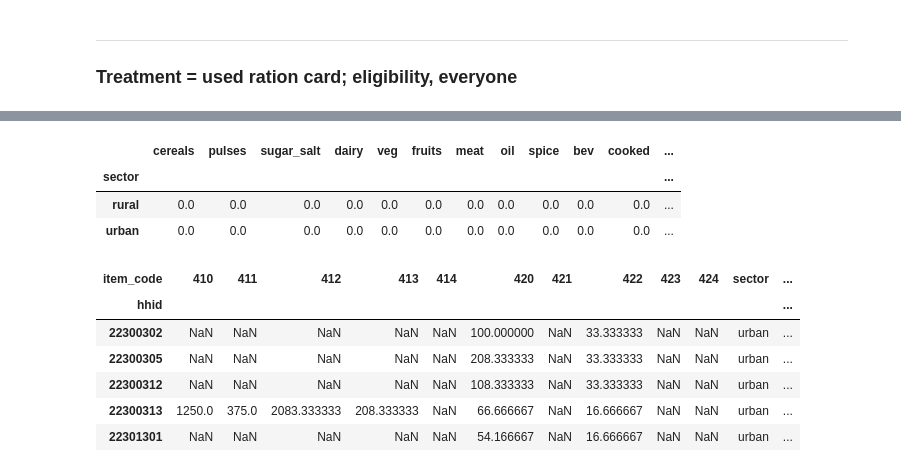
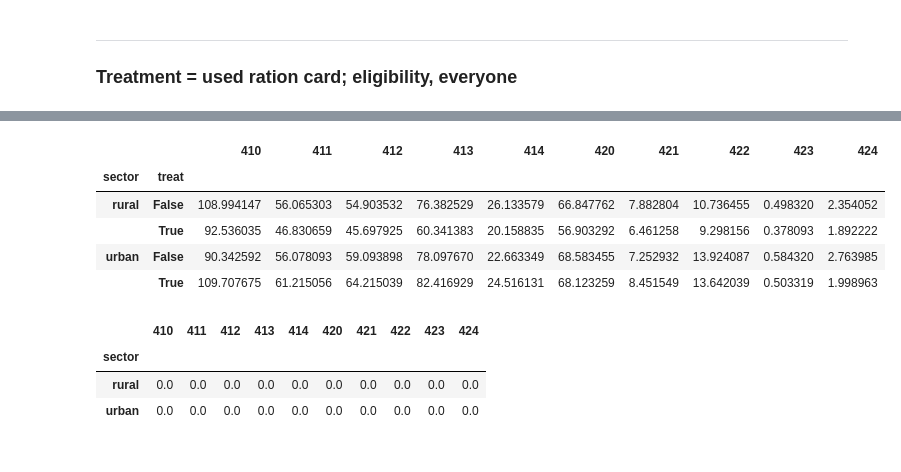
Before and after one commit to jaidevd/beingbayesian, a Jupyter notebook: 06-public-welfare/food.ipynb, the cells around one changed output, grey strips where cells are left out. Saved outputs shown, nothing was run; the diff lists cells and outputs as text; code cells hidden in the pictures.

```diff
--- a/06-public-welfare/food.ipynb
+++ b/06-public-welfare/food.ipynb
@@ -161,20 +90,2 @@ ration = pd.read_parquet('data/ration.parquet')
-# %%
-df = pd.read_parquet('data/hh.parquet')
-services = pd.read_parquet('data/services.parquet')
-food = pd.read_parquet('data/food.parquet')
-health = pd.read_parquet('data/health.parquet')
-edu = pd.read_parquet('data/education.parquet')
-
-ix = df.index.intersection(ration.index)
-df, ration = df.loc[ix], ration.loc[ix]
-
-df['treat'] = ration['used_ration_card'] == 'yes'
-
-ix = df.index
-for i in [food, health, edu]:
-    ix = i.index.intersection(ix)
-df = df.loc[ix]
-
-df['FOOD'] = food.loc[df.index].sum(axis=1)
-df['EDUCATION'] = edu.loc[df.index].sum(axis=1)
-df['HEALTH'] = health.loc[df.index].sum(axis=1)
+# %%
+df['treat'] = df['used_ration_card'] == 'yes'
@@ -253,21 +140,16 @@ fdf.groupby(['sector', 'treat']).apply(lambda x: (x[cols] * x['multiplier'].valu
+# %%
+hces.compare(df, ['sector', 'treat'], hces.HEALTH_COLS)
+# %% [output]
+|  |  | 410 | 411 | 412 | 413 | 414 | 420 | 421 | 422 | 423 | 424 |
+| sector | treat |  |  |  |  |  |  |  |  |  |  |
+| rural | False | 108.994147 | 56.065303 | 54.903532 | 76.382529 | 26.133579 | 66.847762 | 7.882804 | 10.736455 | 0.498320 | 2.354052 |
+|  | True | 92.536035 | 46.830659 | 45.697925 | 60.341383 | 20.158835 | 56.903292 | 6.461258 | 9.298156 | 0.378093 | 1.892222 |
+| urban | False | 90.342592 | 56.078093 | 59.093898 | 78.097670 | 22.663349 | 68.583455 | 7.252932 | 13.924087 | 0.584320 | 2.763985 |
+|  | True | 109.707675 | 61.215056 | 64.215039 | 82.416929 | 24.516131 | 68.123259 | 8.451549 | 13.642039 | 0.503319 | 1.998963 |
 # %%
-fdf.fillna(0).groupby('sector').apply(lambda x: ttest(x, cols))
+df.groupby('sector').apply(lambda x: hces.ttest(x, hces.HEALTH_COLS))
 # %% [output]
-|  | cereals | pulses | sugar_salt | dairy | veg | fruits | meat | oil | spice | bev | cooked | ... |
-| sector |  |  |  |  |  |  |  |  |  |  |  | ... |
-| rural | 0.0 | 0.0 | 0.0 | 0.0 | 0.0 | 0.0 | 0.0 | 0.0 | 0.0 | 0.0 | 0.0 | ... |
-| urban | 0.0 | 0.0 | 0.0 | 0.0 | 0.0 | 0.0 | 0.0 | 0.0 | 0.0 | 0.0 | 0.0 | ... |
+|  | 410 | 411 | 412 | 413 | 414 | 420 | 421 | 422 | 423 | 424 |
+| sector |  |  |  |  |  |  |  |  |  |  |
+| rural | 0.0 | 0.0 | 0.0 | 0.0 | 0.0 | 0.0 | 0.0 | 0.0 | 0.0 | 0.0 |
+| urban | 0.0 | 0.0 | 0.0 | 0.0 | 0.0 | 0.0 | 0.0 | 0.0 | 0.0 | 0.0 |
-# %%
-hdf = health.loc[df.index]
-hdf['sector'] = df['sector']
-hdf['multiplier'] = df['multiplier']
-hdf['treat'] = df['treat']
-hdf.head()
-# %% [output]
-| item_code | 410 | 411 | 412 | 413 | 414 | 420 | 421 | 422 | 423 | 424 | sector | ... |
-| hhid |  |  |  |  |  |  |  |  |  |  |  | ... |
-| 22300302 | NaN | NaN | NaN | NaN | NaN | 100.000000 | NaN | 33.333333 | NaN | NaN | urban | ... |
-| 22300305 | NaN | NaN | NaN | NaN | NaN | 208.333333 | NaN | 33.333333 | NaN | NaN | urban | ... |
-| 22300312 | NaN | NaN | NaN | NaN | NaN | 108.333333 | NaN | 33.333333 | NaN | NaN | urban | ... |
-| 22300313 | 1250.0 | 375.0 | 2083.333333 | 208.333333 | NaN | 66.666667 | NaN | 16.666667 | NaN | NaN | urban | ... |
-| 22301301 | NaN | NaN | NaN | NaN | NaN | 54.166667 | NaN | 16.666667 | NaN | NaN | urban | ... |
```
Also changed, not shown: parts of 32 cells of this notebook, 5 other files.
